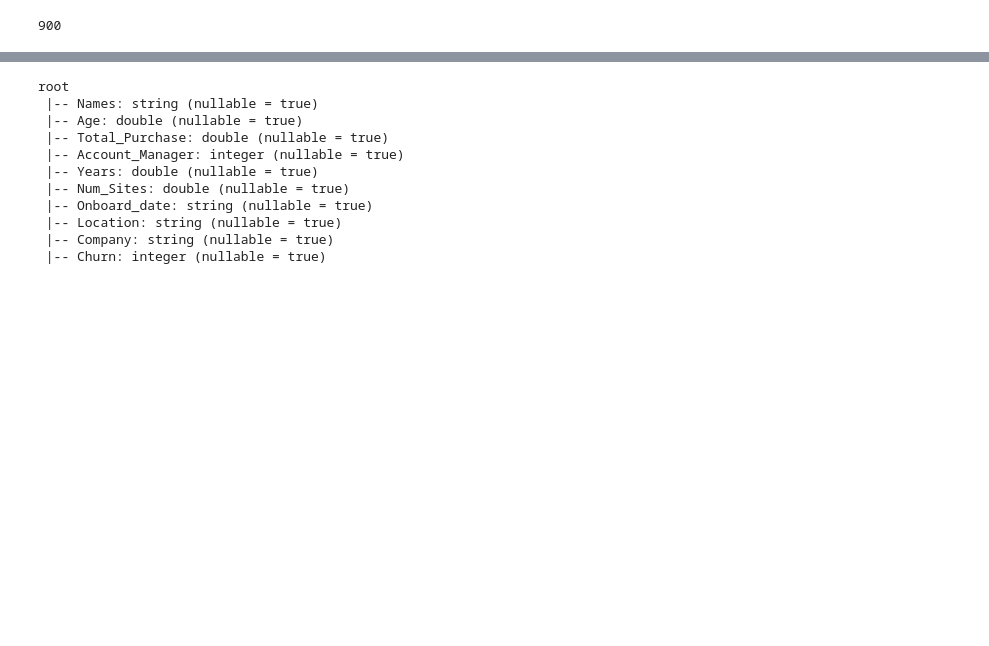
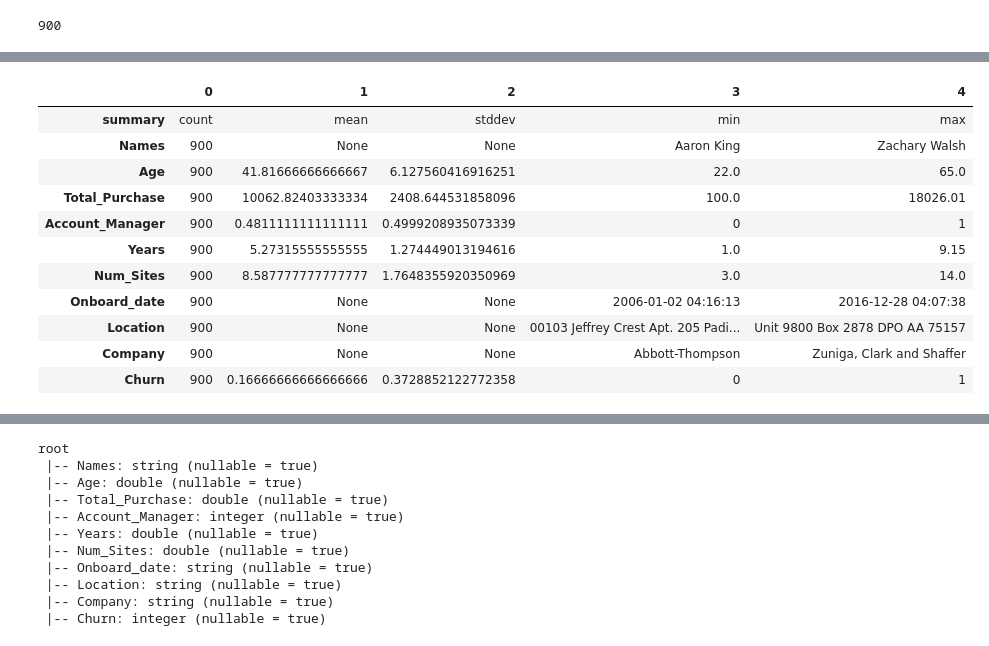
Before and after one commit to FGalvao77/Aplicando-o-algoritmo-KMeans-e-LogisticRegression-utilizando-o-PySpark, a Jupyter notebook: Aplicação_prática_dos_algoritmos_KMeans_e_LogisticRegression_utilizando_o_PySpark.ipynb, the cells around one changed output, grey strips where cells are left out. Saved outputs shown, nothing was run; the diff lists cells and outputs as text; code cells hidden in the pictures; blank space fills up the shorter version.

```diff
--- a/Aplicação_prática_dos_algoritmos_KMeans_e_LogisticRegression_utilizando_o_PySpark.ipynb
+++ b/Aplicação_prática_dos_algoritmos_KMeans_e_LogisticRegression_utilizando_o_PySpark.ipynb
@@ -616,2 +680,18 @@ df.count()
+# %%
+# utilizando a função ".toPandas()" e realizando a tranposição da matriz com a função "transpose()"
+df.describe().toPandas().transpose()
+# %% [output]
+|  | 0 | 1 | 2 | 3 | 4 |
+| summary | count | mean | stddev | min | max |
+| Names | 900 | None | None | Aaron King | Zachary Walsh |
+| Age | 900 | 41.81666666666667 | 6.127560416916251 | 22.0 | 65.0 |
+| Total_Purchase | 900 | 10062.82403333334 | 2408.644531858096 | 100.0 | 18026.01 |
+| Account_Manager | 900 | 0.4811111111111111 | 0.4999208935073339 | 0 | 1 |
+| Years | 900 | 5.27315555555555 | 1.274449013194616 | 1.0 | 9.15 |
+| Num_Sites | 900 | 8.587777777777777 | 1.7648355920350969 | 3.0 | 14.0 |
+| Onboard_date | 900 | None | None | 2006-01-02 04:16:13 | 2016-12-28 04:07:38 |
+| Location | 900 | None | None | 00103 Jeffrey Crest Apt. 205 Padi... | Unit 9800 Box 2878 DPO AA 75157 |
+| Company | 900 | None | None | Abbott-Thompson | Zuniga, Clark and Shaffer |
+| Churn | 900 | 0.16666666666666666 | 0.3728852122772358 | 0 | 1 |
 # %%
 # dividindo o conjunto de dados em dados para modelagem e dados para teste
```
Also changed, not shown: parts of 46 cells of this notebook.
